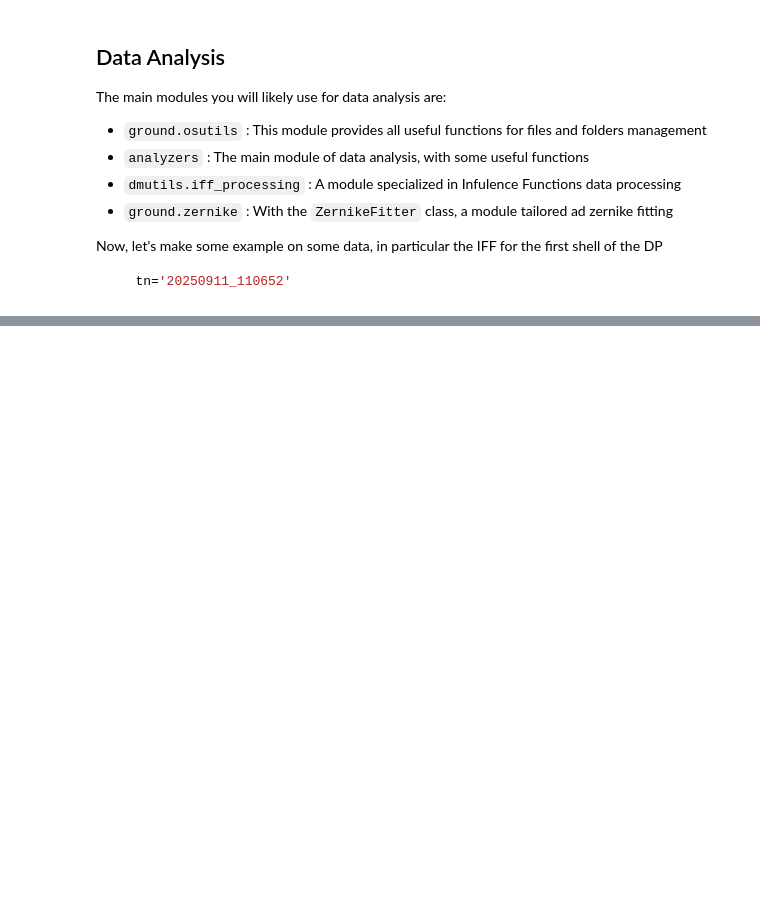
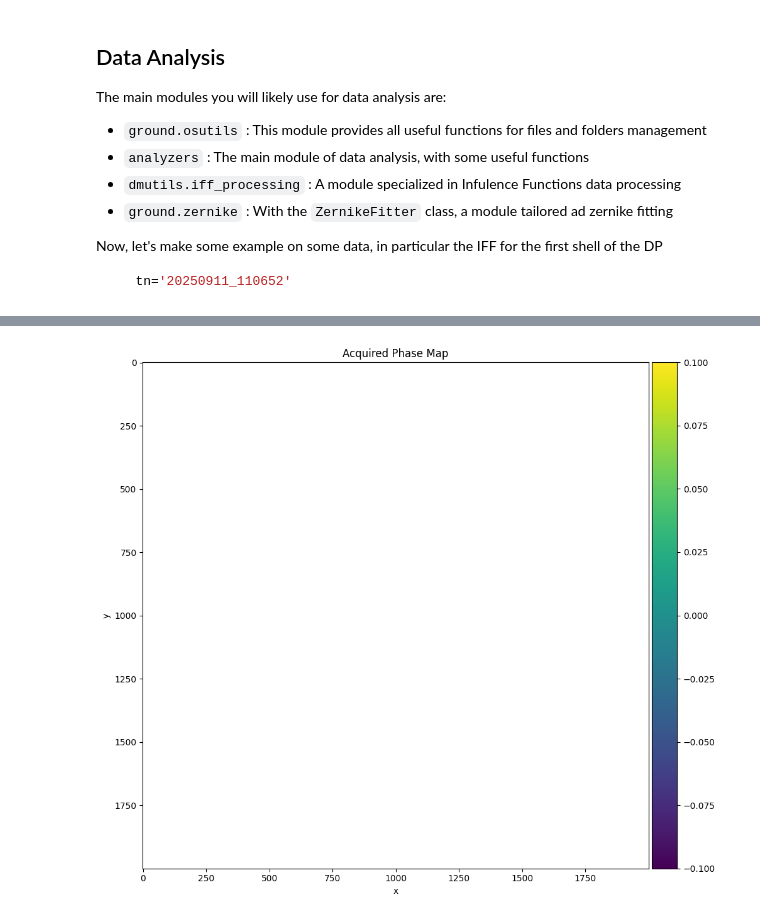
Before and after one commit to pietroferraiuolo/labott, a Jupyter notebook: opt-tutorial.ipynb, the cells around one changed output, grey strips where cells are left out. Cells and saved outputs as stored; diff of their text form; code cells hidden in the pictures; blank space fills up the shorter version.

```diff
--- a/opt-tutorial.ipynb
+++ b/opt-tutorial.ipynb
@@ -86,0 +420,8 @@ folders = osu.findTracknum(tn)
+# %%
+interf = opt.PhaseCam(6110)
+
+image = interf.acquire_map(1)
+
+superimshow([image], origin='upper', titles=['Acquired Phase Map'])
+# %% [output]
+[figure, added]
```
Also changed, not shown: parts of 19 cells of this notebook, 3 other files.
